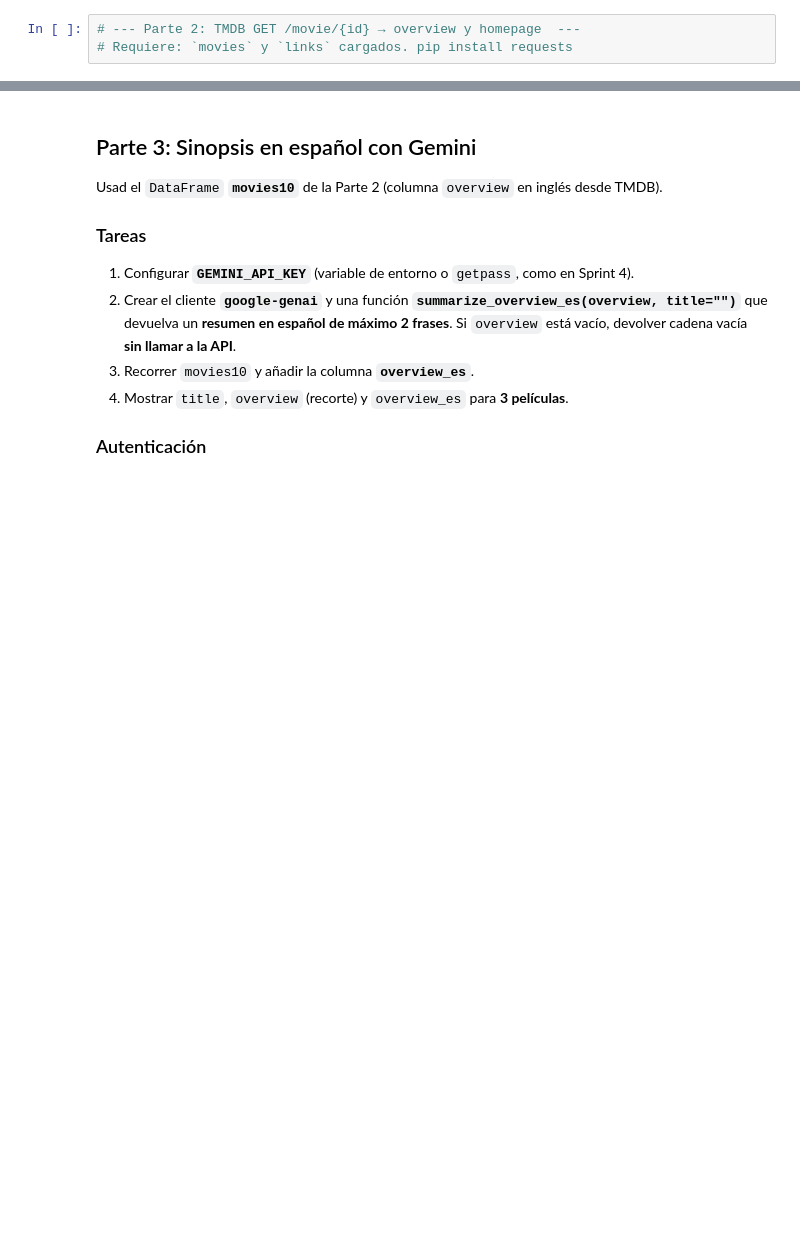
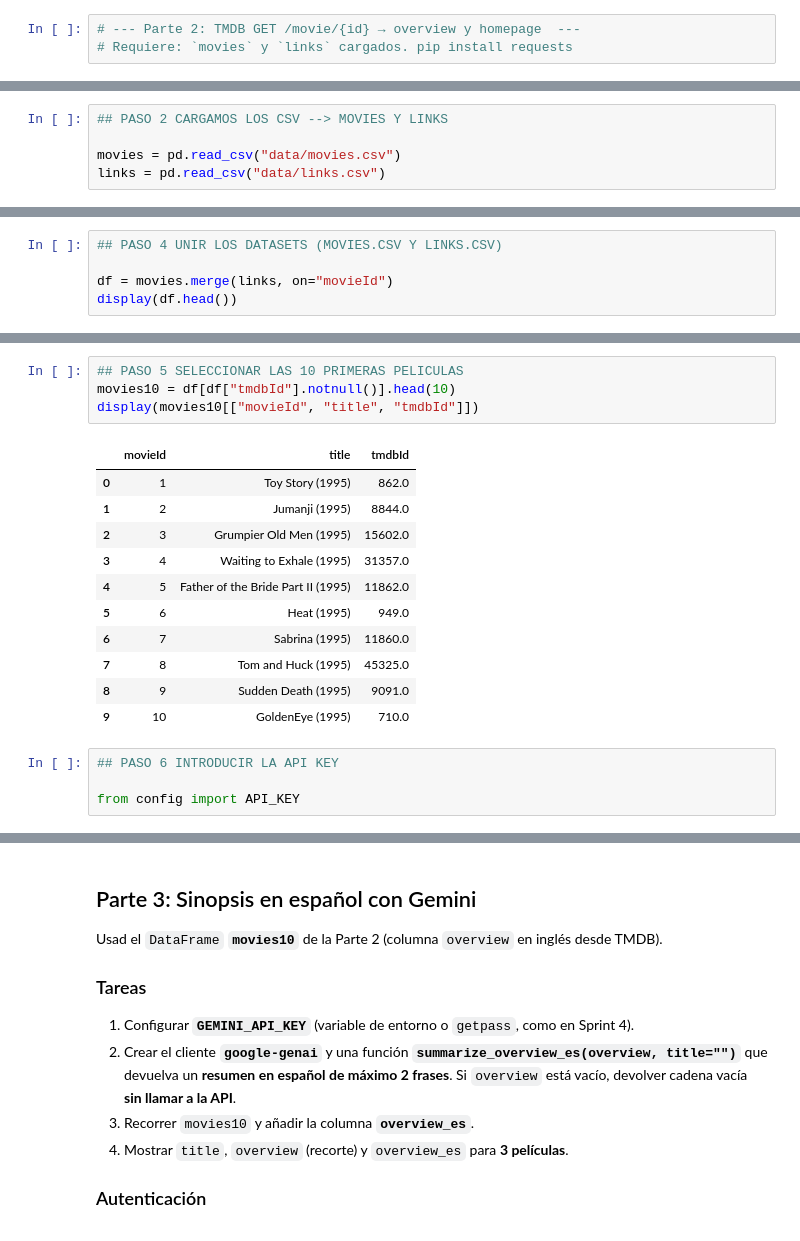
Before and after one commit to Mariamd30/tb_team_challenge_01_equipo05, a Jupyter notebook: Team_Challenges/TC_01_Sprint_03_04/Team_Challenge_sprint03_04.ipynb, the cells around one changed output, grey strips where cells are left out. Saved outputs shown, nothing was run; the diff lists cells and outputs as text; blank space fills up the shorter version.

```diff
--- a/Team_Challenges/TC_01_Sprint_03_04/Team_Challenge_sprint03_04.ipynb
+++ b/Team_Challenges/TC_01_Sprint_03_04/Team_Challenge_sprint03_04.ipynb
@@ -109,0 +417,5 @@ No guardéis claves en el notebook
+# %%
+## PASO 2 CARGAMOS LOS CSV --> MOVIES Y LINKS
+
+movies = pd.read_csv("data/movies.csv")
+links = pd.read_csv("data/links.csv")
@@ -109,0 +471,5 @@ No guardéis claves en el notebook
+# %%
+## PASO 4 UNIR LOS DATASETS (MOVIES.CSV Y LINKS.CSV)
+
+df = movies.merge(links, on="movieId")
+display(df.head())
@@ -109,0 +494,20 @@ No guardéis claves en el notebook
+# %%
+## PASO 5 SELECCIONAR LAS 10 PRIMERAS PELICULAS
+movies10 = df[df["tmdbId"].notnull()].head(10)
+display(movies10[["movieId", "title", "tmdbId"]])
+# %% [output]
+|  | movieId | title | tmdbId |
+| 0 | 1 | Toy Story (1995) | 862.0 |
+| 1 | 2 | Jumanji (1995) | 8844.0 |
+| 2 | 3 | Grumpier Old Men (1995) | 15602.0 |
+| 3 | 4 | Waiting to Exhale (1995) | 31357.0 |
+| 4 | 5 | Father of the Bride Part II (1995) | 11862.0 |
+| 5 | 6 | Heat (1995) | 949.0 |
+| 6 | 7 | Sabrina (1995) | 11860.0 |
+| 7 | 8 | Tom and Huck (1995) | 45325.0 |
+| 8 | 9 | Sudden Death (1995) | 9091.0 |
+| 9 | 10 | GoldenEye (1995) | 710.0 |
+# %%
+## PASO 6 INTRODUCIR LA API KEY
+
+from config import API_KEY
```
Also changed, not shown: parts of 29 cells of this notebook.
